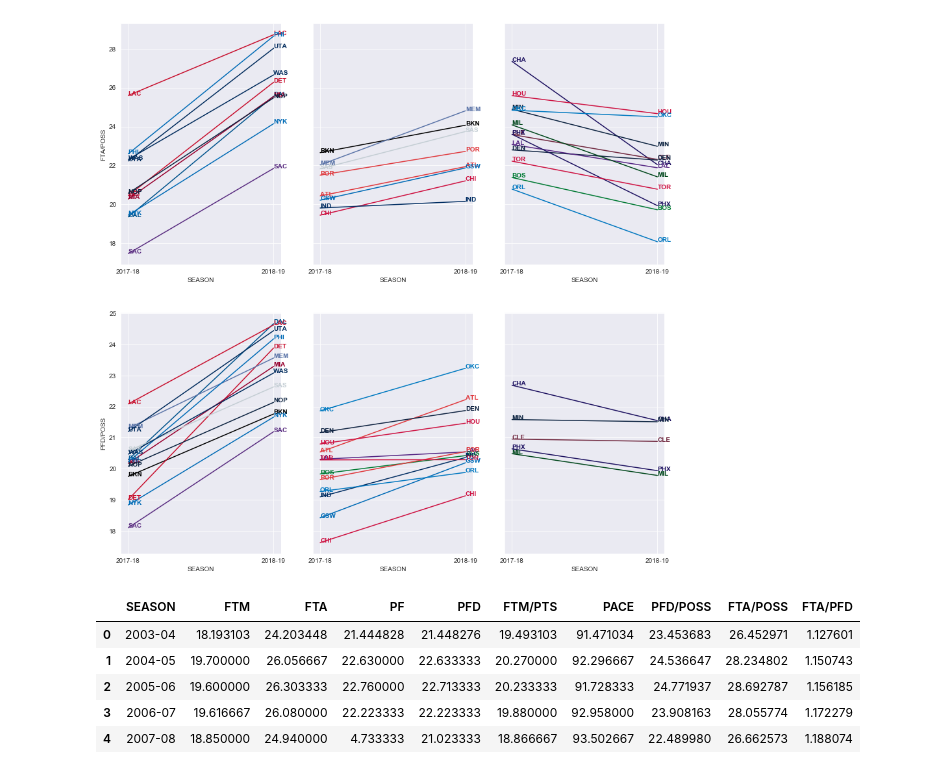
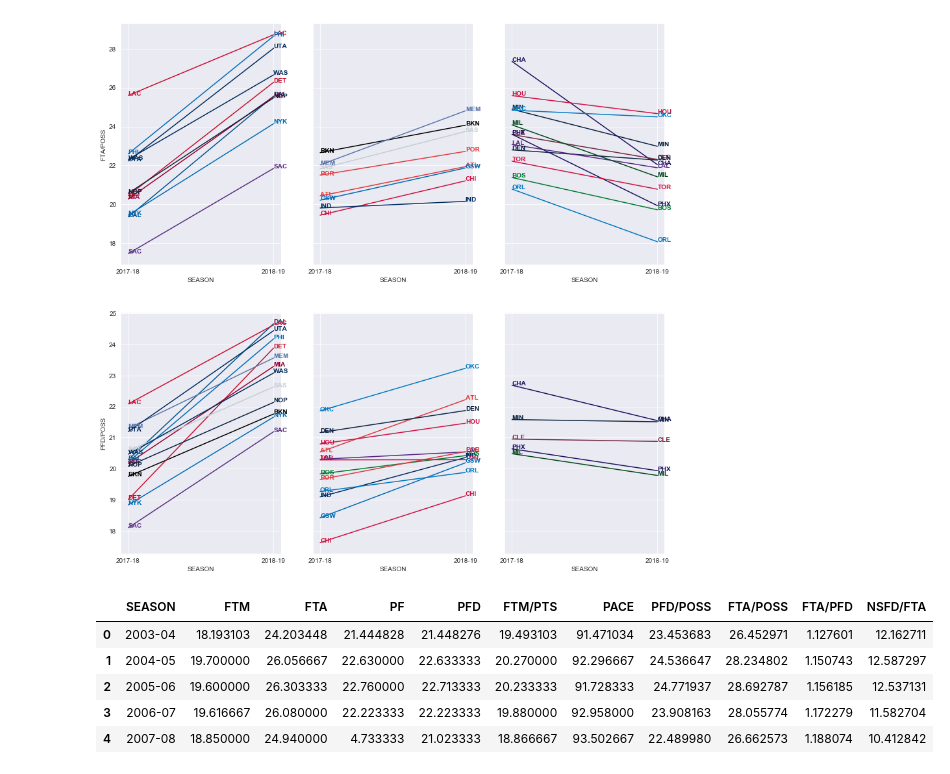
Before and after one commit to scottyla19/nylon, a Jupyter notebook: fouls/freedom of movement.ipynb, the cells around one changed output. Saved outputs shown, nothing was run; the diff lists cells and outputs as text; code cells hidden in the pictures.

```diff
--- a/fouls/freedom of movement.ipynb
+++ b/fouls/freedom of movement.ipynb
@@ -229,14 +229,31 @@ plt.savefig('Team-FTA-PFD-change-2018-19.png',bbox_inches='tight')
 # %%
 yearAvg = df.groupby("SEASON", as_index=False).mean()
 yearAvg.rename(columns={yearAvg.columns[5]: "FTM/PTS"}, inplace=True)
+yearAvg['NSFD/FTA'] = [0.1216271082,
+0.1258729677,
+0.1253713055,
+0.1158270407,
+0.1041284228,
+0.1067529628,
+0.1009290467,
+0.1031062662,
+0.1018336361,
+0.1066556801,
+0.1103852589,
+0.1093503037,
+0.1112705708,
+0.09986619466,
+0.1049997266,
+0.1271379169]
+yearAvg['NSFD/FTA'] = yearAvg['NSFD/FTA']*100
 yearAvg.head()
 # %% [output]
-|  | SEASON | FTM | FTA | PF | PFD | FTM/PTS | PACE | PFD/POSS | FTA/POSS | FTA/PFD |
-| 0 | 2003-04 | 18.193103 | 24.203448 | 21.444828 | 21.448276 | 19.493103 | 91.471034 | 23.453683 | 26.452971 | 1.127601 |
-| 1 | 2004-05 | 19.700000 | 26.056667 | 22.630000 | 22.633333 | 20.270000 | 92.296667 | 24.536647 | 28.234802 | 1.150743 |
-| 2 | 2005-06 | 19.600000 | 26.303333 | 22.760000 | 22.713333 | 20.233333 | 91.728333 | 24.771937 | 28.692787 | 1.156185 |
-| 3 | 2006-07 | 19.616667 | 26.080000 | 22.223333 | 22.223333 | 19.880000 | 92.958000 | 23.908163 | 28.055774 | 1.172279 |
-| 4 | 2007-08 | 18.850000 | 24.940000 | 4.733333 | 21.023333 | 18.866667 | 93.502667 | 22.489980 | 26.662573 | 1.188074 |
+|  | SEASON | FTM | FTA | PF | PFD | FTM/PTS | PACE | PFD/POSS | FTA/POSS | FTA/PFD | NSFD/FTA |
+| 0 | 2003-04 | 18.193103 | 24.203448 | 21.444828 | 21.448276 | 19.493103 | 91.471034 | 23.453683 | 26.452971 | 1.127601 | 12.162711 |
+| 1 | 2004-05 | 19.700000 | 26.056667 | 22.630000 | 22.633333 | 20.270000 | 92.296667 | 24.536647 | 28.234802 | 1.150743 | 12.587297 |
+| 2 | 2005-06 | 19.600000 | 26.303333 | 22.760000 | 22.713333 | 20.233333 | 91.728333 | 24.771937 | 28.692787 | 1.156185 | 12.537131 |
+| 3 | 2006-07 | 19.616667 | 26.080000 | 22.223333 | 22.223333 | 19.880000 | 92.958000 | 23.908163 | 28.055774 | 1.172279 | 11.582704 |
+| 4 | 2007-08 | 18.850000 | 24.940000 | 4.733333 | 21.023333 | 18.866667 | 93.502667 | 22.489980 | 26.662573 | 1.188074 | 10.412842 |
 # %%
 fig, axs = plt.subplots()
 sns.lineplot(x='SEASON', y='FTA/POSS', data=yearAvg, ax=axs, legend=False)
```
Also changed, not shown: parts of 1 cell of this notebook, 1 other file.
